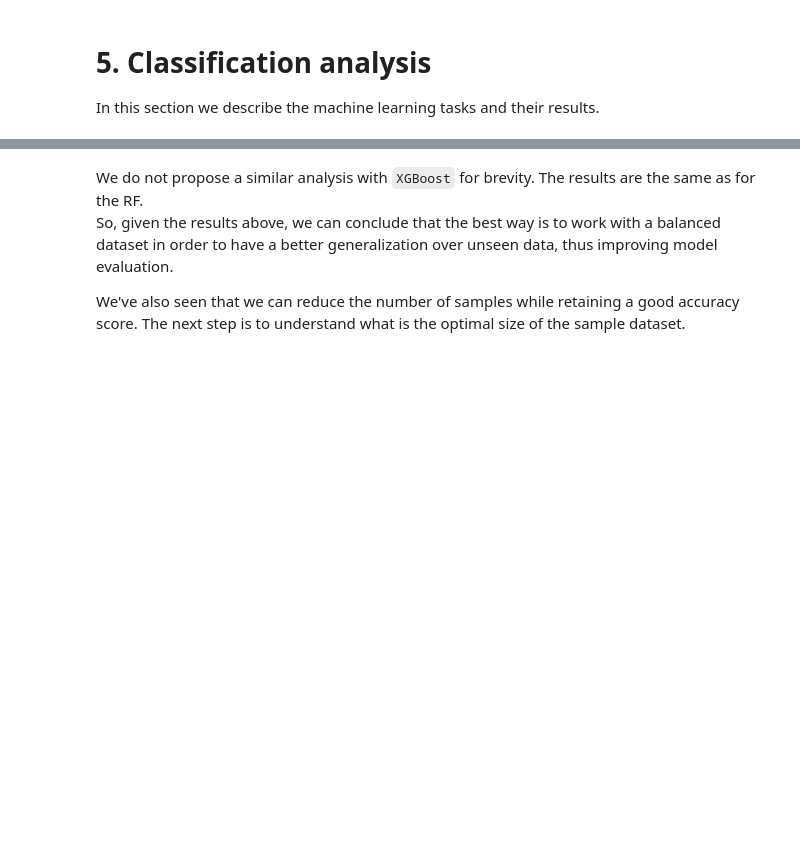
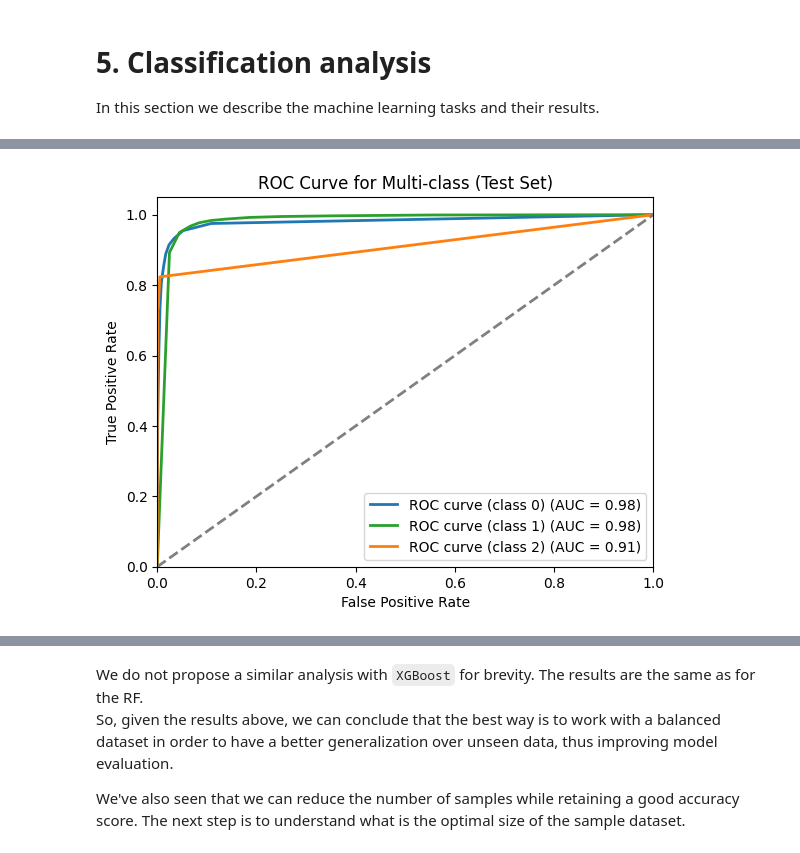
Before and after one commit to Berto70/hm_bbh, a Jupyter notebook: group_07_2324.ipynb, the cells around one changed output, grey strips where cells are left out. Saved outputs shown, nothing was run; the diff lists cells and outputs as text; code cells hidden in the pictures; blank space fills up the shorter version.

```diff
--- a/group_07_2324.ipynb
+++ b/group_07_2324.ipynb
@@ -215,6 +255,10 @@ y_test shape: (20000,)
 Training Score:        0.998
 Test score (Accuracy): 0.9706
 [figure]
+# %%
+h.plot_ROC(RF, X_test, y_test, title='`label` - sampled - unbalanced')
+# %% [output]
+[figure, added]
 # %%
 X, y, X_train, y_train, X_test, y_test = h.data_preprocessing(df, n_sample=100_000, label='label_ngen', test_size=0.2, balanced_label=False)
 
```
Also changed, not shown: parts of 31 cells of this notebook.
